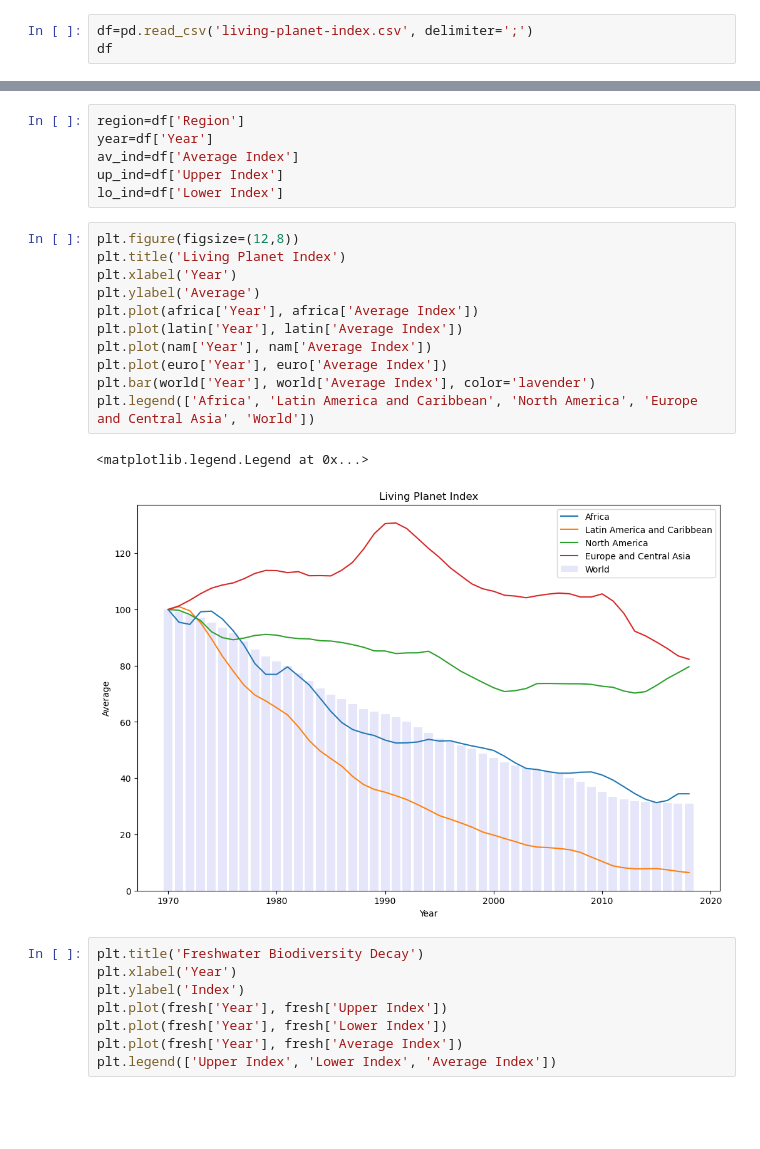
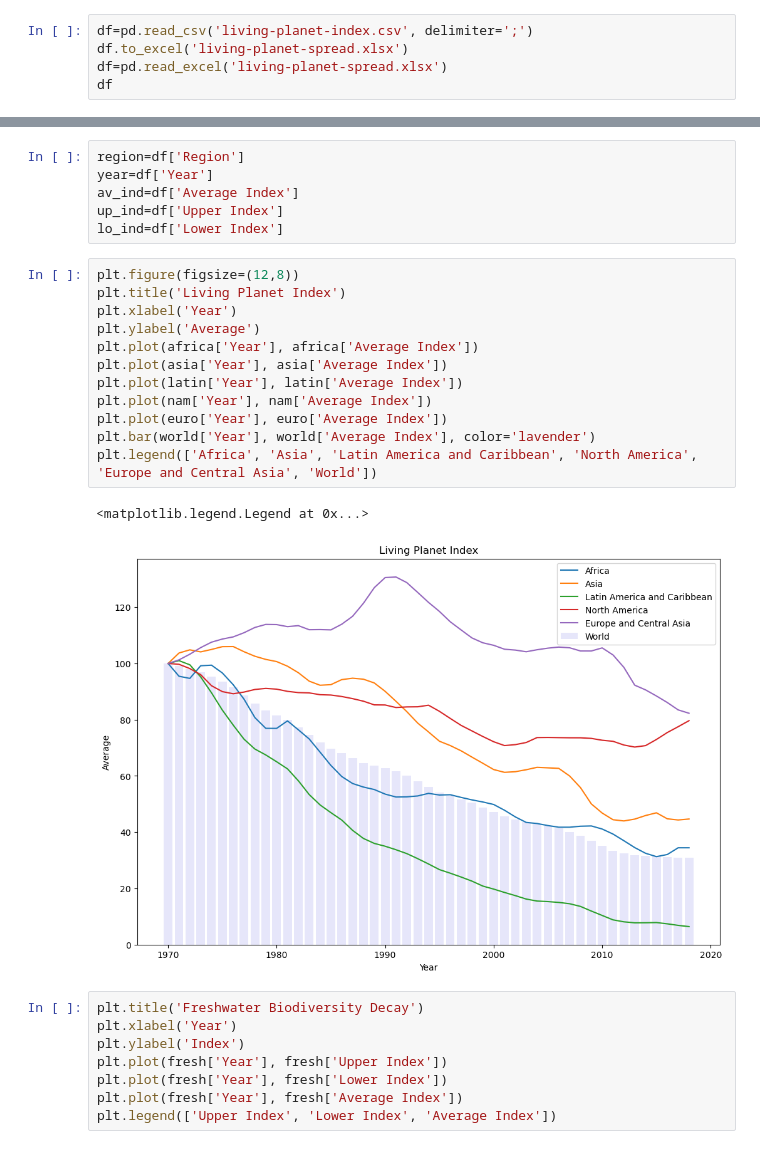
Before and after one commit to kabfare/biodiversity_decline, a Jupyter notebook: living_planet.ipynb, the cells around one changed output, grey strips where cells are left out. Cells and saved outputs as stored; diff of their text form; blank space fills up the shorter version.

Commit message:
added asia to graph

```diff
--- a/living_planet.ipynb
+++ b/living_planet.ipynb
@@ -3,5 +3,7 @@ import pandas as pd
 import matplotlib.pyplot as plt
 # %%
 df=pd.read_csv('living-planet-index.csv', delimiter=';')
+df.to_excel('living-planet-spread.xlsx')
+df=pd.read_excel('living-planet-spread.xlsx')
 df
 # %% [output]
@@ -162,17 +164,18 @@ lo_ind=df['Lower Index']
 # %%
 plt.figure(figsize=(12,8))
 plt.title('Living Planet Index')
 plt.xlabel('Year')
 plt.ylabel('Average')
 plt.plot(africa['Year'], africa['Average Index'])
+plt.plot(asia['Year'], asia['Average Index'])
 plt.plot(latin['Year'], latin['Average Index'])
 plt.plot(nam['Year'], nam['Average Index'])
 plt.plot(euro['Year'], euro['Average Index'])
 plt.bar(world['Year'], world['Average Index'], color='lavender')
-plt.legend(['Africa', 'Latin America and Caribbean', 'North America', 'Europe and Central Asia', 'World'])
+plt.legend(['Africa', 'Asia', 'Latin America and Caribbean', 'North America', 'Europe and Central Asia', 'World'])
 # %% [output]
 <matplotlib.legend.Legend at 0x...>
-[figure, old version]
+[figure, new version]
 # %%
 plt.title('Freshwater Biodiversity Decay')
 plt.xlabel('Year')
```
Also changed, not shown: parts of 1 cell of this notebook.
